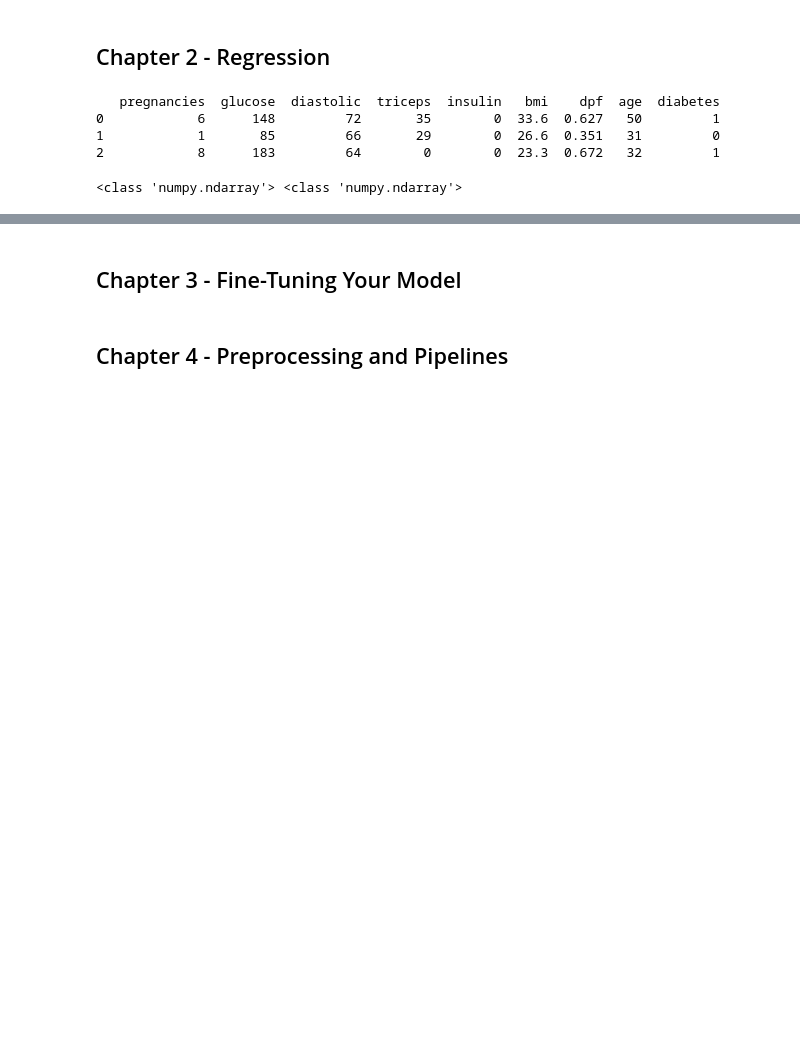
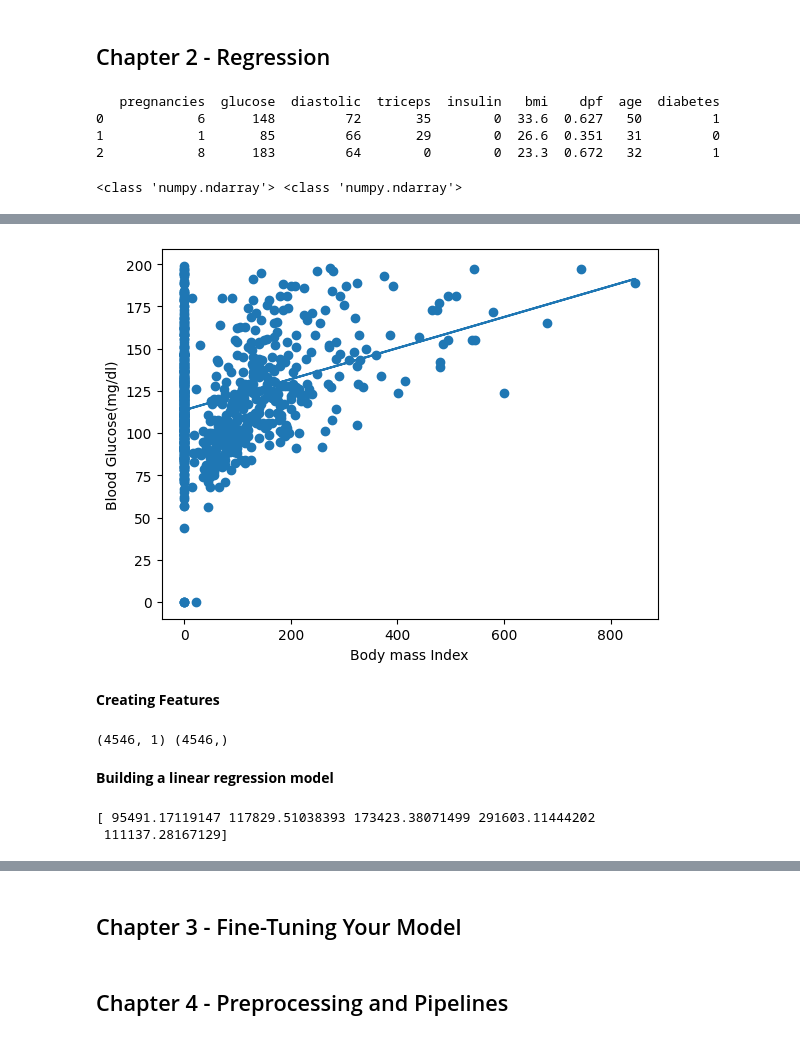
Before and after one commit to yeisonmontoya1815/Course-Machine-Learning-Python, a Jupyter notebook: 12. Supervised Learning with scikit-learn/12. Sup_L_scikit.ipynb, the cells around one changed output, grey strips where cells are left out. Drawn from its saved outputs; the diff is of its cells as text; code cells hidden in the pictures; blank space fills up the shorter version.

```diff
--- a/12. Supervised Learning with scikit-learn/12. Sup_L_scikit.ipynb
+++ b/12. Supervised Learning with scikit-learn/12. Sup_L_scikit.ipynb
@@ -173,0 +191,55 @@ plt.xlabel()
+# %%
+# fitting a regression model
+from sklearn.linear_model import LinearRegression
+reg = LinearRegression()
+reg.fit(X_bmi,y) # fit the model
+predictions  = reg.predict(X_bmi) #making the predictions
+
+#plotting the variables
+plt.scatter(X_bmi, y)
+plt.plot(X_bmi, predictions)
+plt.ylabel('Blood Glucose(mg/dl)')
+plt.xlabel('Body mass Index')
+plt.show()
+# %% [output]
+[figure, added]
+# %% [markdown]
+**Creating Features**
+# %%
+import numpy as np
+
+#reading the dataset
+sales_df = pd.read_csv("advertising_and_sales_clean.csv")
+
+# Create X from the radio column's values
+X = sales_df["radio"].values
+
+# Create y from the sales column's values
+y = sales_df["sales"].values
+
+# Reshape X
+X = X.reshape(-1, 1)
+
+# Check the shape of the features and targets
+print(X.shape, y.shape)
+# %% [output]
+(4546, 1) (4546,)
+# %% [markdown]
+**Building a linear regression model**
+# %%
+# Import LinearRegression
+from sklearn.linear_model import LinearRegression
+
+# Create the model
+reg = LinearRegression()
+
+# Fit the model to the data
+reg.fit(X, y)
+
+# Make predictions
+predictions = reg.predict(X)
+
+print(predictions[:5])
+# %% [output]
+[ 95491.17119147 117829.51038393 173423.38071499 291603.11444202
+ 111137.28167129]
```
Also changed, not shown: parts of 16 cells of this notebook, 1 other file.
